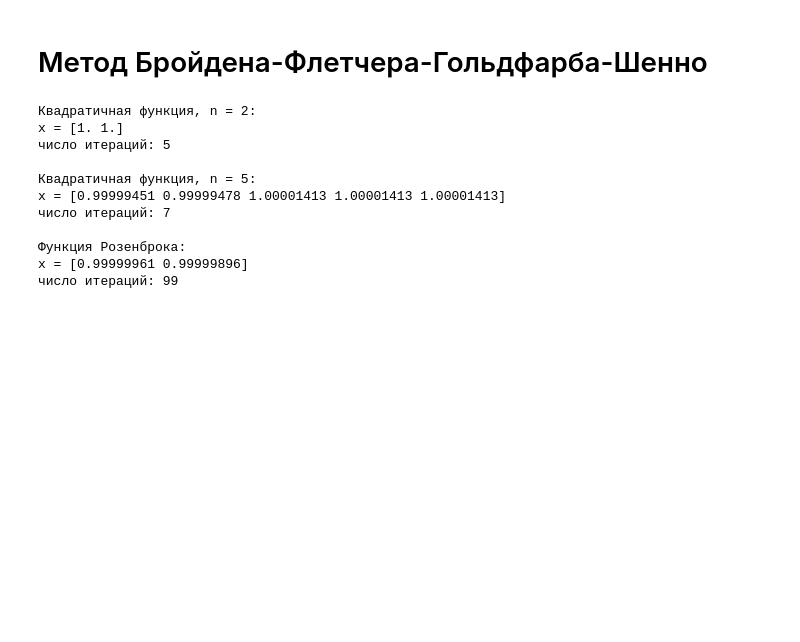
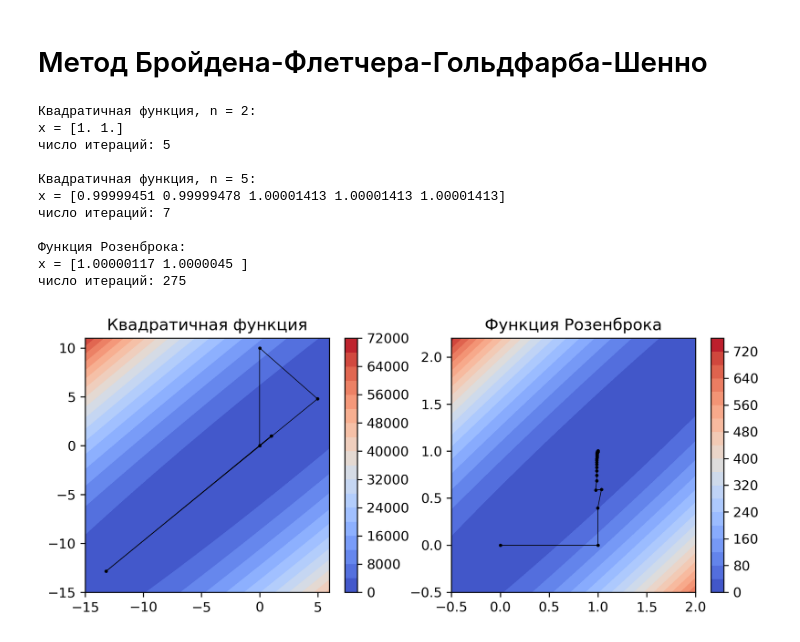
Before and after one commit to vsgolovin/hse-homework, a Jupyter notebook: opt-hw04/quasi-newton.ipynb, the cells around one changed output. Cells and saved outputs as stored; diff of their text form; code cells hidden in the pictures; blank space fills up the shorter version.

```diff
--- a/opt-hw04/quasi-newton.ipynb
+++ b/opt-hw04/quasi-newton.ipynb
@@ -323,32 +354,37 @@ def bfgs(f, fdot, x0, h_method=1.0, grad_min=1e-4, maxiter=10000,
         return solutions
     return x
 # %%
+fig, [ax1, ax2] = init_figure()
+
 sol = bfgs(quadratic, quadratic_derivatives, [0, 0],
            h_method=1, grad_min=1e-3, full_output=True)
 print('\nКвадратичная функция, n = 2:')
 print(f'x = {sol[-1]}')
 print(f'число итераций: {len(sol) - 1}')
+ax1 = plot_path(np.array(sol), quadratic, fig, ax1)
 
 sol = bfgs(quadratic, quadratic_derivatives, [0] * 5,
            h_method=1, grad_min=1e-3, full_output=True)
 print('\nКвадратичная функция, n = 5:')
 print(f'x = {sol[-1]}')
 print(f'число итераций: {len(sol) - 1}')
 
 sol = bfgs(rosenbrock, rosenbrock_derivatives, [0, 0],
-           h_method=1, grad_min=1e-3, full_output=True)
+           h_method=0.2, grad_min=1e-3, full_output=True)
 print('\nФункция Розенброка:')
 print(f'x = {sol[-1]}')
 print(f'число итераций: {len(sol) - 1}')
+ax2 = plot_path(np.array(sol), quadratic, fig, ax2)
 # %% [output]
 Квадратичная функция, n = 2:
 x = [1. 1.]
 число итераций: 5
 
 Квадратичная функция, n = 5:
 x = [0.99999451 0.99999478 1.00001413 1.00001413 1.00001413]
 число итераций: 7
 
 Функция Розенброка:
-x = [0.99999961 0.99999896]
-число итераций: 99
+x = [1.00000117 1.0000045 ]
+число итераций: 275
+[figure, added]
```
Also changed, not shown: parts of 4 cells of this notebook, 6 other files.
